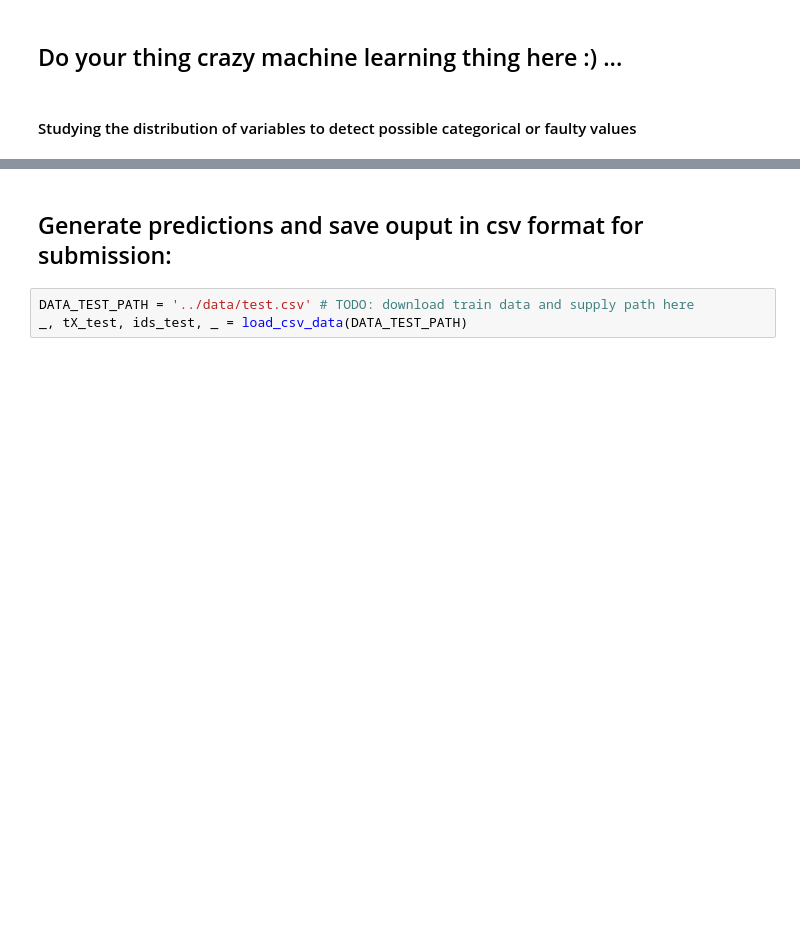
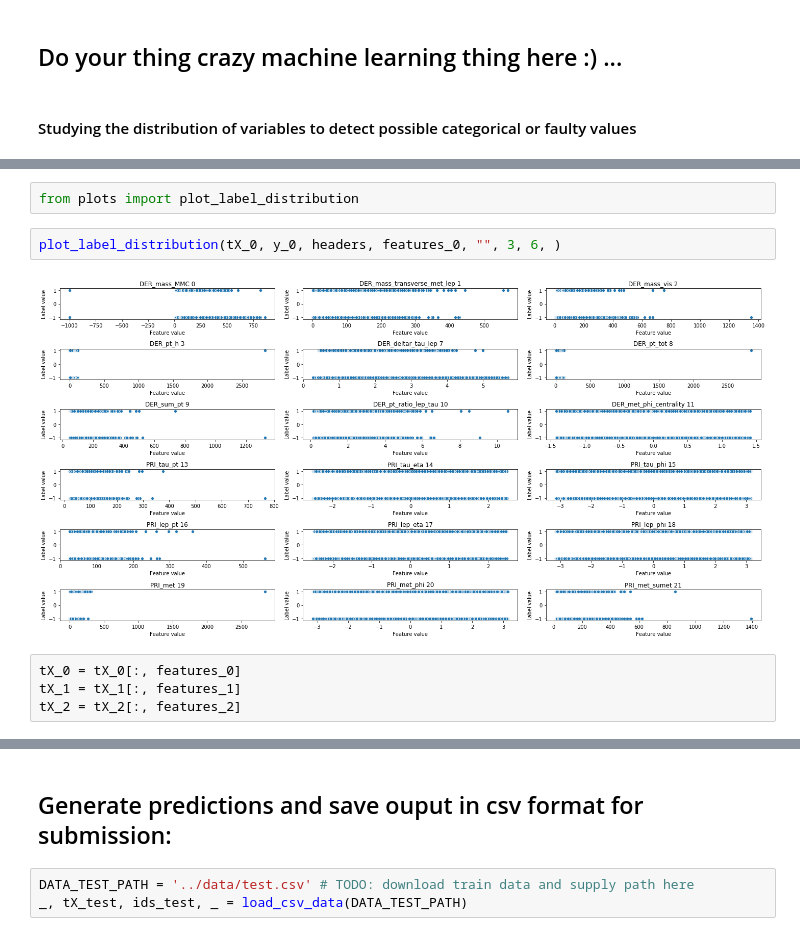
Before and after one commit to ehoelzl/ML_course, a Jupyter notebook: projects/project1/scripts/project1.ipynb, the cells around one changed output, grey strips where cells are left out. Cells and saved outputs as stored; diff of their text form; blank space fills up the shorter version.

```diff
--- a/projects/project1/scripts/project1.ipynb
+++ b/projects/project1/scripts/project1.ipynb
@@ -100,0 +64,10 @@ np.sum(y_pred == y_test) / len(y_pred)
+# %%
+from plots import plot_label_distribution
+# %%
+plot_label_distribution(tX_0, y_0, headers, features_0, "", 3, 6, )
+# %% [output]
+[figure, added]
+# %%
+tX_0 = tX_0[:, features_0]
+tX_1 = tX_1[:, features_1]
+tX_2 = tX_2[:, features_2]
```
Also changed, not shown: parts of 44 cells of this notebook, 7 other files.
